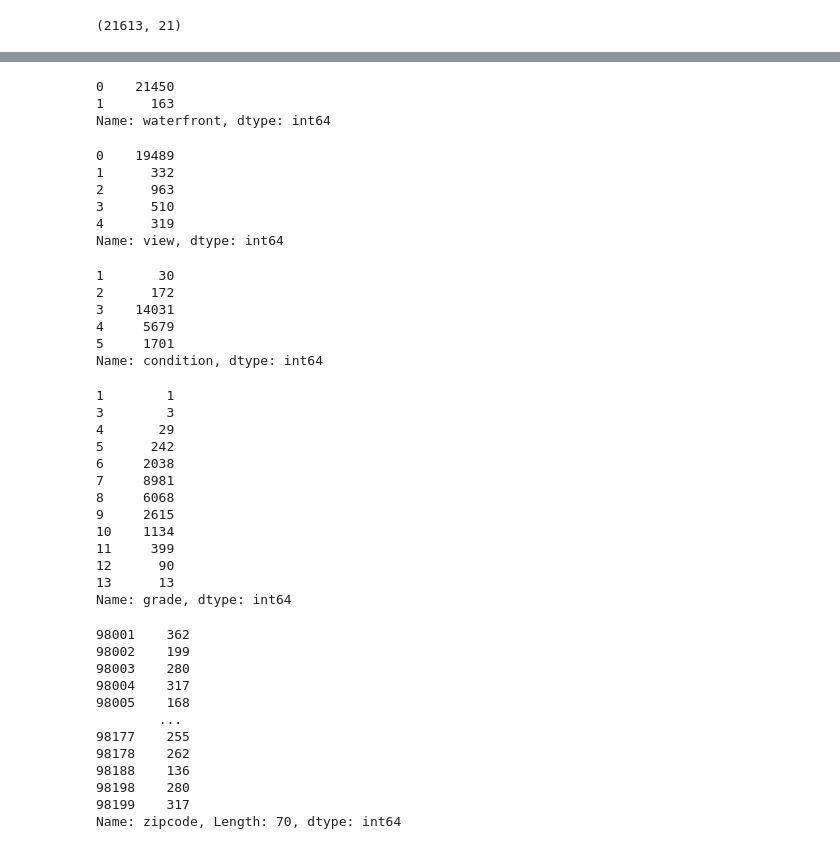
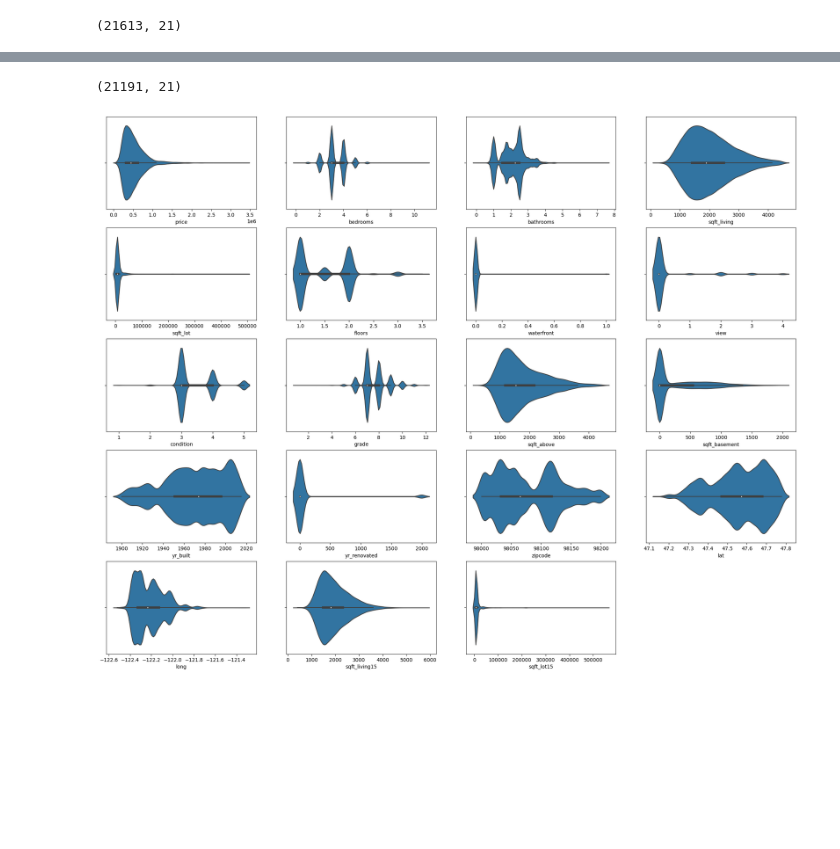
Before and after one commit to isoori/House-Sales-in-King-County-USA, a Jupyter notebook: Untitled.ipynb, the cells around one changed output, grey strips where cells are left out. Drawn from its saved outputs; the diff is of its cells as text; code cells hidden in the pictures; blank space fills up the shorter version.

```diff
--- a/Untitled.ipynb
+++ b/Untitled.ipynb
@@ -135,55 +79,0 @@ Name: bedrooms, dtype: int64
-# %%
-df['waterfront'].value_counts().sort_index(ascending=True)
-# %% [output]
-0    21450
-1      163
-Name: waterfront, dtype: int64
-# %%
-df['view'].value_counts().sort_index(ascending=True)
-# %% [output]
-0    19489
-1      332
-2      963
-3      510
-4      319
-Name: view, dtype: int64
-# %%
-df['condition'].value_counts().sort_index(ascending=True)
-# %% [output]
-1       30
-2      172
-3    14031
-4     5679
-5     1701
-Name: condition, dtype: int64
-# %%
-df['grade'].value_counts().sort_index(ascending=True)
-# %% [output]
-1        1
-3        3
-4       29
-5      242
-6     2038
-7     8981
-8     6068
-9     2615
-10    1134
-11     399
-12      90
-13      13
-Name: grade, dtype: int64
-# %%
-df['zipcode'].value_counts().sort_index(ascending=True)
-# %% [output]
-98001    362
-98002    199
-98003    280
-98004    317
-98005    168
-        ...
-98177    255
-98178    262
-98188    136
-98198    280
-98199    317
-Name: zipcode, Length: 70, dtype: int64
@@ -198,0 +80,17 @@ Name: zipcode, Length: 70, dtype: int64
+# %%
+dff=df.copy()
+dff = dff[(dff['price']<3500000) & (dff['bedrooms']<15) & (dff['sqft_living']<4500) & (dff['sqft_lot']<5e5) &
+         (dff['sqft_above']<5000) & (dff['sqft_basement']< 2000) & (dff['sqft_living15']<400000)]
+dff.shape
+# %% [output]
+(21191, 21)
+# %%
+plt.figure(figsize=(25,20),dpi=100)
+index=1
+for i in dff.columns[2:]:
+    plt.subplot(5,4,index)
+    sns.violinplot(data=dff,x=i);
+    index+=1
+plt.show()
+# %% [output]
+[figure, added]
```
Also changed, not shown: parts of 7 cells of this notebook.
